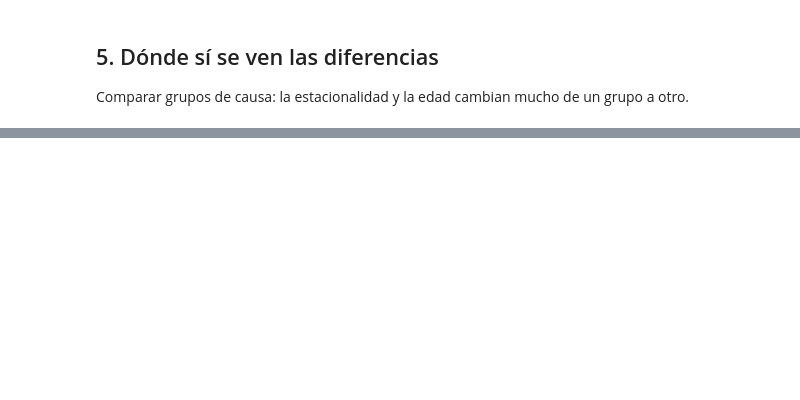
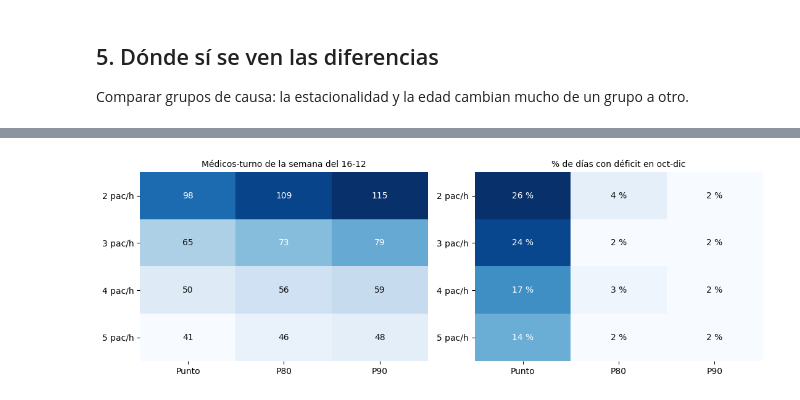
Before and after one commit to crizcar/ML_TrabajoSemestral, a Jupyter notebook: Clase.ipynb, the cells around one changed output, grey strips where cells are left out. Cells and saved outputs as stored; diff of their text form; code cells hidden in the pictures; blank space fills up the shorter version.

```diff
--- a/Clase.ipynb
+++ b/Clase.ipynb
@@ -155,0 +324,25 @@ fig.tight_layout(); plt.show()
+# %%
+pph_vals = [2, 3, 4, 5]
+filas_med, filas_def = {}, {}
+for pph in pph_vals:
+    cap = pph * HORAS_TURNO * OCUPACION
+    filas_med[f"{pph} pac/h"] = {k: np.ceil((base[sem] + m) / cap).sum() for k, m in MARGEN.items()}
+    filas_def[f"{pph} pac/h"] = {k: evaluar(cap, m)["días con déficit (%)"] for k, m in MARGEN.items()}
+M1, M2 = pd.DataFrame(filas_med).T, pd.DataFrame(filas_def).T
+
+fig, axes = plt.subplots(1, 2, figsize=(11, 3.8))
+for ax, M, titulo, fmt in [(axes[0], M1, f"Médicos-turno de la semana del {LUNES:%d-%m}", "{:.0f}"),
+                           (axes[1], M2, "% de días con déficit en oct-dic", "{:.0f} %")]:
+    im = ax.imshow(M.values, cmap="Blues", aspect="auto")
+    ax.set_xticks(range(M.shape[1])); ax.set_xticklabels(M.columns)
+    ax.set_yticks(range(M.shape[0])); ax.set_yticklabels(M.index)
+    for i in range(M.shape[0]):
+        for j in range(M.shape[1]):
+            v = M.values[i, j]
+            ax.text(j, i, fmt.format(v), ha="center", va="center",
+                    color="white" if v > M.values.mean() else "#0b0b0b", fontsize=10)
+    ax.set_title(titulo, fontsize=10)
+    for s in ax.spines.values(): s.set_visible(False)
+fig.tight_layout(); plt.show()
+# %% [output]
+[figure, added]
```
Also changed, not shown: parts of 17 cells of this notebook.
